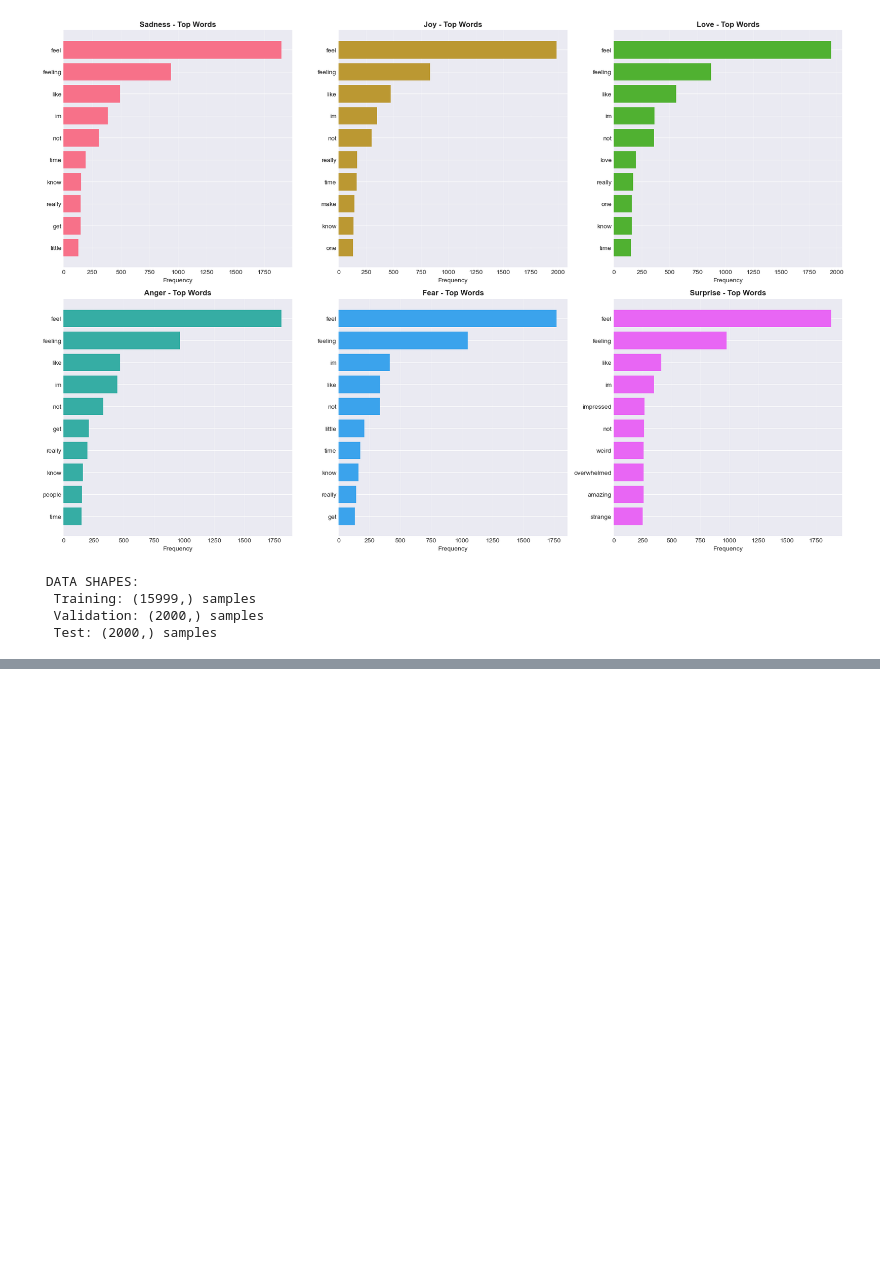
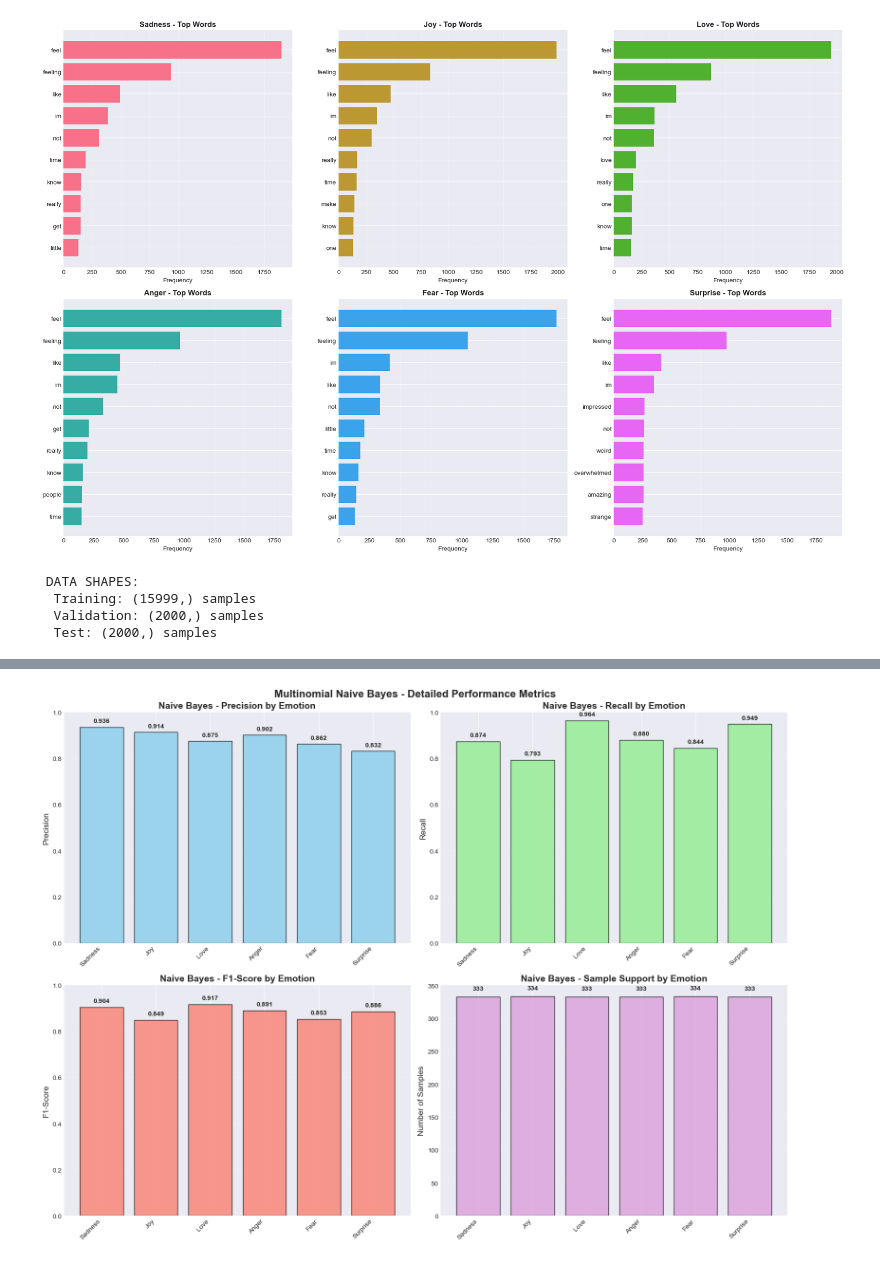
Before and after one commit to sk-koirala/Emotion_Text_Classification, a Jupyter notebook: Emotion_Text_Classification.ipynb, the cells around one changed output, grey strips where cells are left out. Cells and saved outputs as stored; diff of their text form; code cells hidden in the pictures; blank space fills up the shorter version.

Commit message:
feat: Naive Bayes Model

```diff
--- a/Emotion_Text_Classificatoin.ipynb
+++ b/Emotion_Text_Classification.ipynb
@@ -738,0 +832,19 @@ tfidf_vectorizer = TfidfVectorizer(
+# %%
+# Per-class detailed metrics
+from sklearn.metrics import precision_recall_fscore_support
+
+mnb_prec, mnb_rec, mnb_f1, mnb_support = precision_recall_fscore_support(
+    y_test, mnb_test_pred, average=None, zero_division=0
+)
+
+mnb_per_class = pd.DataFrame({
+    'Emotion': list(emotion_labels.values()),
+    'Precision': mnb_prec,
+    'Recall': mnb_rec,
+    'F1-Score': mnb_f1,
+    'Support': mnb_support
+})
+
+print("\n NAIVE BAYES - PER-CLASS METRICS:")
+print("-" * 80)
+print(mnb_per_class.to_string(index=False))
@@ -738,0 +882,54 @@ tfidf_vectorizer = TfidfVectorizer(
+# %%
+# Visualization: Metrics Bar Chart for MNB
+fig, axes = plt.subplots(2, 2, figsize=(16, 12))
+
+# Precision
+axes[0, 0].bar(mnb_per_class['Emotion'], mnb_per_class['Precision'],
+               color='skyblue', alpha=0.8, edgecolor='black')
+axes[0, 0].set_title('Naive Bayes - Precision by Emotion', fontsize=14, fontweight='bold')
+axes[0, 0].set_ylabel('Precision', fontsize=12)
+axes[0, 0].set_ylim([0, 1.0])
+axes[0, 0].grid(True, alpha=0.3, axis='y')
+plt.setp(axes[0, 0].xaxis.get_majorticklabels(), rotation=45, ha='right')
+for i, v in enumerate(mnb_per_class['Precision']):
+    axes[0, 0].text(i, v + 0.02, f'{v:.3f}', ha='center', fontweight='bold')
+
+# Recall
+axes[0, 1].bar(mnb_per_class['Emotion'], mnb_per_class['Recall'],
+               color='lightgreen', alpha=0.8, edgecolor='black')
+axes[0, 1].set_title('Naive Bayes - Recall by Emotion', fontsize=14, fontweight='bold')
+axes[0, 1].set_ylabel('Recall', fontsize=12)
+axes[0, 1].set_ylim([0, 1.0])
+axes[0, 1].grid(True, alpha=0.3, axis='y')
+plt.setp(axes[0, 1].xaxis.get_majorticklabels(), rotation=45, ha='right')
+for i, v in enumerate(mnb_per_class['Recall']):
+    axes[0, 1].text(i, v + 0.02, f'{v:.3f}', ha='center', fontweight='bold')
+
+# F1-Score
+axes[1, 0].bar(mnb_per_class['Emotion'], mnb_per_class['F1-Score'],
+               color='salmon', alpha=0.8, edgecolor='black')
+axes[1, 0].set_title('Naive Bayes - F1-Score by Emotion', fontsize=14, fontweight='bold')
+axes[1, 0].set_ylabel('F1-Score', fontsize=12)
+axes[1, 0].set_ylim([0, 1.0])
+axes[1, 0].grid(True, alpha=0.3, axis='y')
+plt.setp(axes[1, 0].xaxis.get_majorticklabels(), rotation=45, ha='right')
+for i, v in enumerate(mnb_per_class['F1-Score']):
+    axes[1, 0].text(i, v + 0.02, f'{v:.3f}', ha='center', fontweight='bold')
+
+# Support
+axes[1, 1].bar(mnb_per_class['Emotion'], mnb_per_class['Support'],
+               color='plum', alpha=0.8, edgecolor='black')
+axes[1, 1].set_title('Naive Bayes - Sample Support by Emotion', fontsize=14, fontweight='bold')
+axes[1, 1].set_ylabel('Number of Samples', fontsize=12)
+axes[1, 1].grid(True, alpha=0.3, axis='y')
+plt.setp(axes[1, 1].xaxis.get_majorticklabels(), rotation=45, ha='right')
+for i, v in enumerate(mnb_per_class['Support']):
+    axes[1, 1].text(i, v + 10, f'{int(v)}', ha='center', fontweight='bold')
+
+plt.suptitle('Multinomial Naive Bayes - Detailed Performance Metrics',
+             fontsize=16, fontweight='bold')
+plt.tight_layout()
+plt.savefig('mnb_detailed_metrics.png', dpi=300, bbox_inches='tight')
+plt.show()
+# %% [output]
+[figure, added]
```
Also changed, not shown: parts of 10 cells of this notebook.
